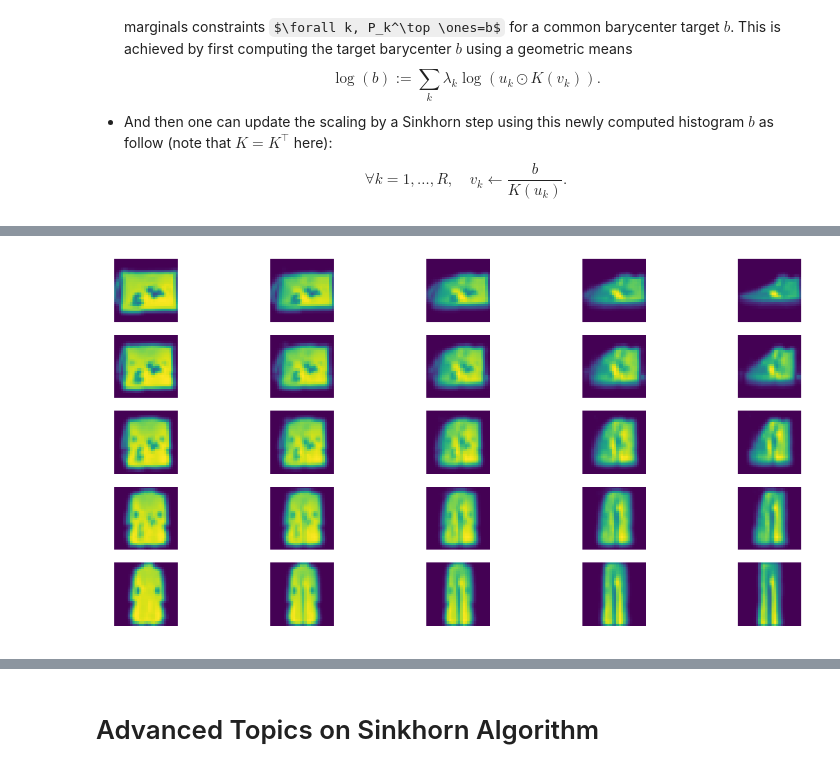
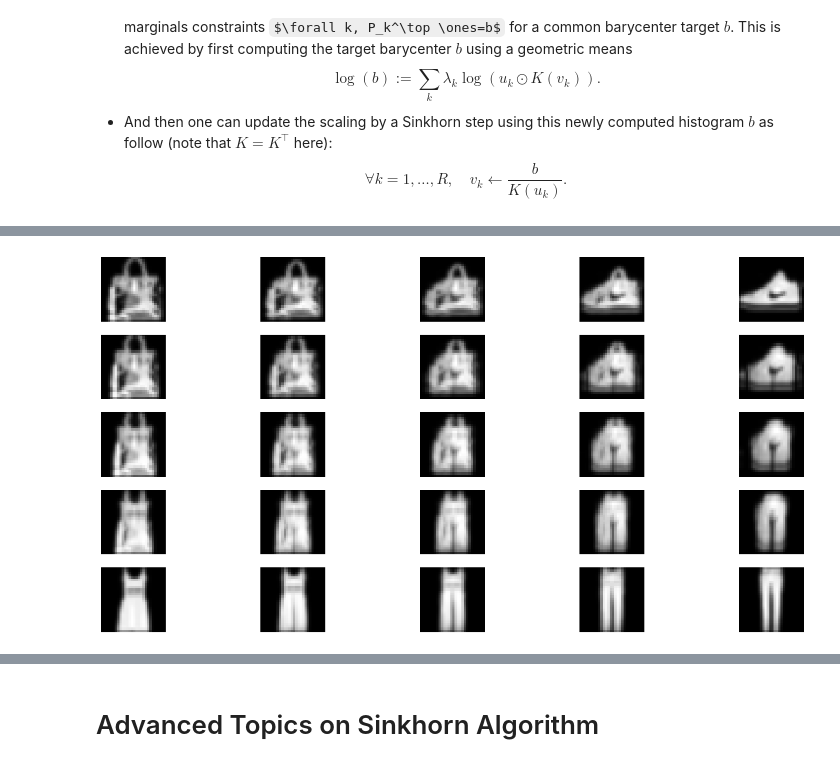
Before and after one commit to DimSum2k/MixtureWasserstein, a Jupyter notebook: TpOptimalTransport.ipynb, the cells around one changed output, grey strips where cells are left out. Drawn from its saved outputs; the diff is of its cells as text; code cells hidden in the pictures; some formulas as TeX source.

```diff
--- a/TpOptimalTransport.ipynb
+++ b/TpOptimalTransport.ipynb
@@ -1005,7 +959,7 @@ def import_imgs(classes, data, labels):
         plt.subplot(2,2,i+1)
         data_cl = data.data[data.targets==cl,:,:]
         a = data_cl[np.random.randint(data_cl.shape[0])].numpy()
-        plt.imshow(a.reshape(N,N))
+        plt.imshow(a.reshape(N,N), cmap="gray")
         a = rescale(a)
         A[:,:,i] = a
 
@@ -1096,5 +1049,3 @@ def isobarycenter(A, niter, epsilon = (.04)**2):
     plt.show()
 
     return b
-# %%
-b=isobarycenter(A1,500)
@@ -1108,2 +1051,0 @@ plt.axis('off');
-# %%
-b=isobarycenter(A2,500)
@@ -1148,7 +1094,7 @@ def barycenters(A, epsilon, niter):
 
         # display
         plt.subplot(m,m,j+1)
-        plt.imshow(b)
+        plt.imshow(b, cmap="gray")
         plt.axis('off')
 # %%
 barycenters(A1, (.04)**2, 500)
@@ -1157,4 +1103,4 @@ barycenters(A1, (.04)**2, 500)
 # %%
-barycenters(A2, (.04)**2, 400)
+barycenters(A2, (.04)**2, 500)
 # %% [output]
-[figure, old version]
+[figure, new version]
```
Also changed, not shown: parts of 90 cells of this notebook, 21 other files.
